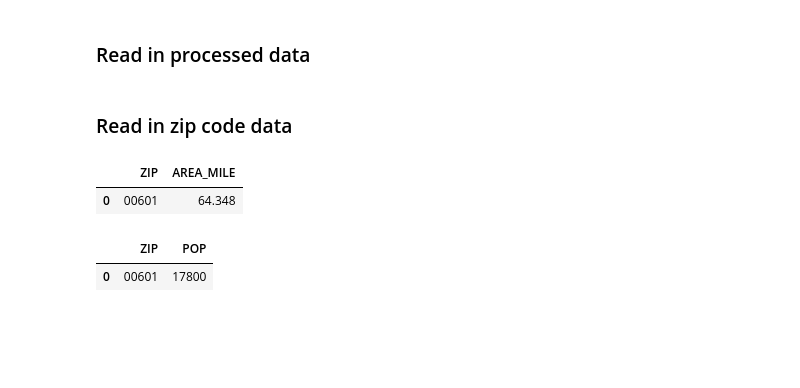
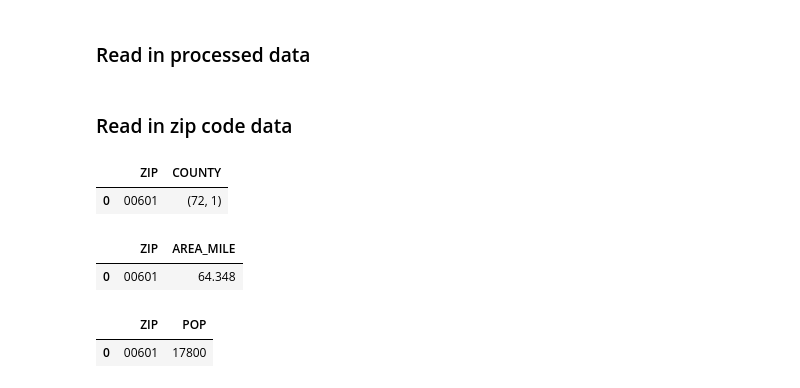
Before and after one commit to shiwang0211/DesignCensus, a Jupyter notebook: Data Exploration.ipynb, the cells around one changed output. Drawn from its saved outputs; the diff is of its cells as text; code cells hidden in the pictures; blank space fills up the shorter version.

```diff
--- a/Data Exploration.ipynb
+++ b/Data Exploration.ipynb
@@ -590,6 +590,16 @@ with open('SavedVariables.pckl', 'rb') as f:
 # %% [markdown]
 <a id='2.1'></a>
 ### Read in zip code data
+# %%
+zip_ref = pd.read_csv('./map/zcta_county_rel_10.txt',dtype = {'ZCTA5':np.object, 'STATE': np.int, 'COUNTY':np.int})
+zip_ref['state_county'] = [(x,y) for x,y in zip(zip_ref['STATE'],zip_ref['COUNTY'])]
+zip_ref = zip_ref[['ZCTA5','state_county']]
+zip_ref.columns = ['ZIP','COUNTY']
+zip_ref.drop_duplicates(subset = 'ZIP', inplace=True)
+zip_ref.head(1)
+# %% [output]
+|  | ZIP | COUNTY |
+| 0 | 00601 | (72, 1) |
 # %%
 #Source: https://www.census.gov/geo/maps-data/data/gazetteer2017.html
 zip_area = pd.read_csv('./map/2017_Gaz_zcta_national.txt',
```
Also changed, not shown: parts of 9 cells of this notebook, 3 other files.
